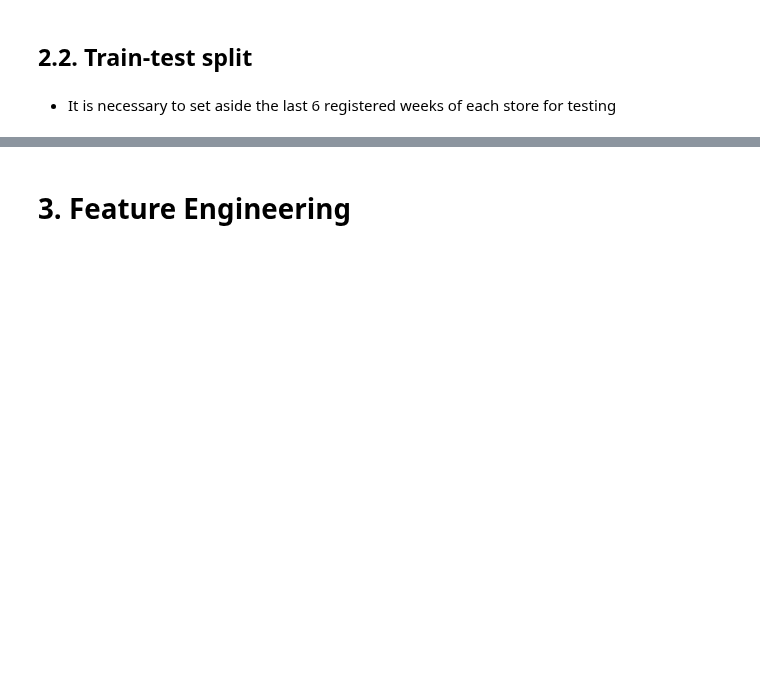
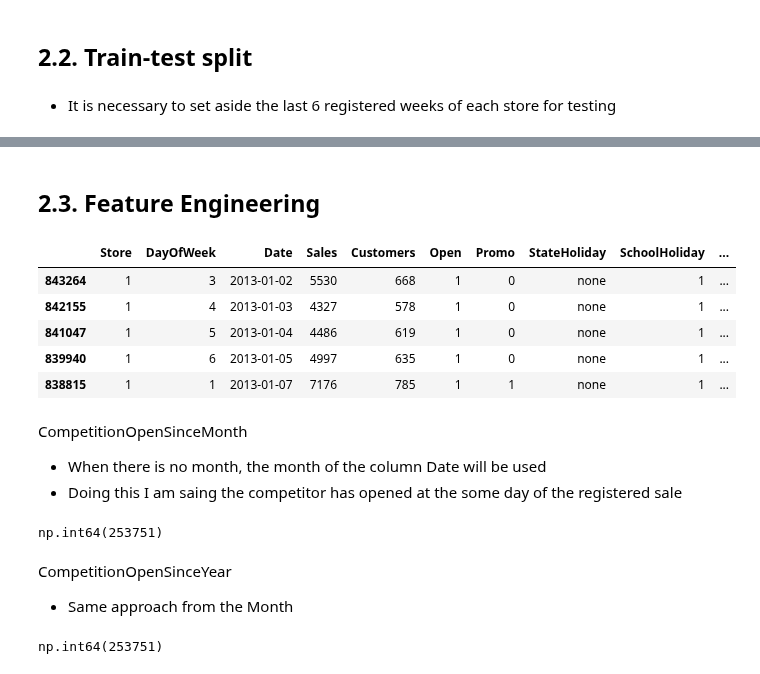
Before and after one commit to ezequielpf/rossmann_sales_prediction, a Jupyter notebook: notebooks/store_sales_predict_v1.ipynb, the cells around one changed output, grey strips where cells are left out. Cells and saved outputs as stored; diff of their text form; code cells hidden in the pictures; blank space fills up the shorter version.

Commit message:
feature engineering started

```diff
--- a/notebooks/store_sales_predict_v1.ipynb
+++ b/notebooks/store_sales_predict_v1.ipynb
@@ -109,0 +210,2 @@ Name: count, dtype: int64
+# %%
+df_store["CompetitionDistance"] = df_store["CompetitionDistance"].fillna(value=df_store["CompetitionDistance"].max())
@@ -152,0 +260,7 @@ df_train_raw
+# %%
+holidays = {"a": "public",
+            "b": "easter",
+            "c": "xmas",
+            "0": "none"}
+
+df_train_raw.loc[:, "StateHoliday"] = df_train_raw["StateHoliday"].map(holidays)
@@ -200,6 +336,6 @@ def split_store_data(df, test_size=6*7):
 
     return df_train, df_test
 # %%
-df_train, df_test = split_store_data(df=df_train_raw, test_size=6*7)
+df_train, df_test = split_store_data(df=df_raw, test_size=6*7)
 # %%
 df_train.shape, df_test.shape
@@ -212,4 +350,21 @@ for store in stores:
     assert df_train[df_train["Store"] == store]["Date"].max() < df_test[df_test["Store"] == store]["Date"].min(), \
         "Minimum test data is earlier than maximum train data"
 # %% [markdown]
-# 3. Feature Engineering
+## 2.3. Feature Engineering
+# %%
+df_train.head()
+# %% [output]
+|  | Store | DayOfWeek | Date | Sales | Customers | Open | Promo | StateHoliday | SchoolHoliday | ... |
+| 843264 | 1 | 3 | 2013-01-02 | 5530 | 668 | 1 | 0 | none | 1 | ... |
+| 842155 | 1 | 4 | 2013-01-03 | 4327 | 578 | 1 | 0 | none | 1 | ... |
+| 841047 | 1 | 5 | 2013-01-04 | 4486 | 619 | 1 | 0 | none | 1 | ... |
+| 839940 | 1 | 6 | 2013-01-05 | 4997 | 635 | 1 | 0 | none | 1 | ... |
+| 838815 | 1 | 1 | 2013-01-07 | 7176 | 785 | 1 | 1 | none | 1 | ... |
+# %% [markdown]
+CompetitionOpenSinceMonth
+- When there is no month, the month of the column Date will be used
+- Doing this I am saing the competitor has opened at the some day of the registered sale
+# %%
+df_train["CompetitionOpenSinceMonth"].isna().sum()
+# %% [output]
+np.int64(253751)
@@ -215,0 +374,7 @@ for store in stores:
+# %% [markdown]
+CompetitionOpenSinceYear
+- Same approach from the Month
+# %%
+df_train["CompetitionOpenSinceYear"].isna().sum()
+# %% [output]
+np.int64(253751)
```
Also changed, not shown: parts of 46 cells of this notebook, 1 other file.
